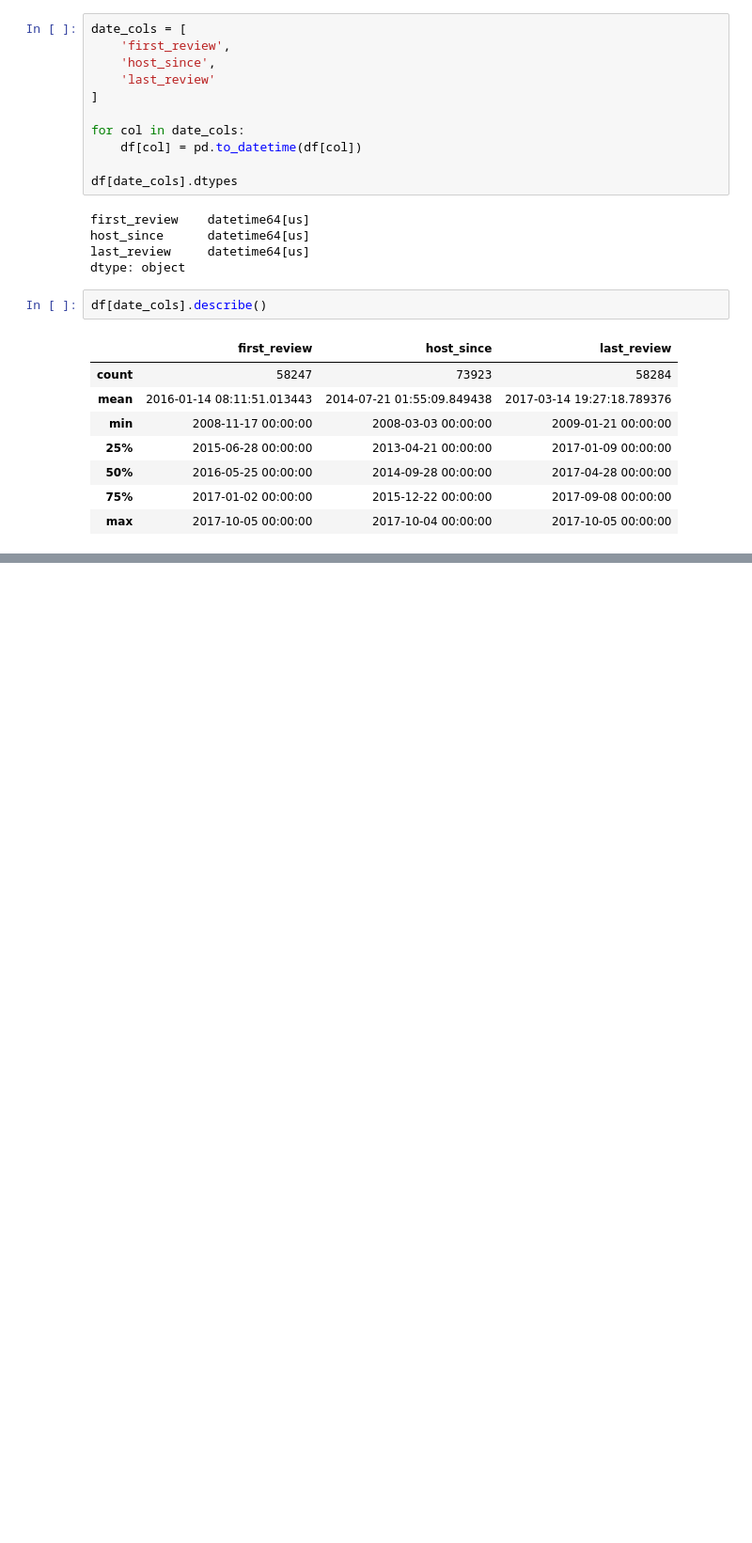
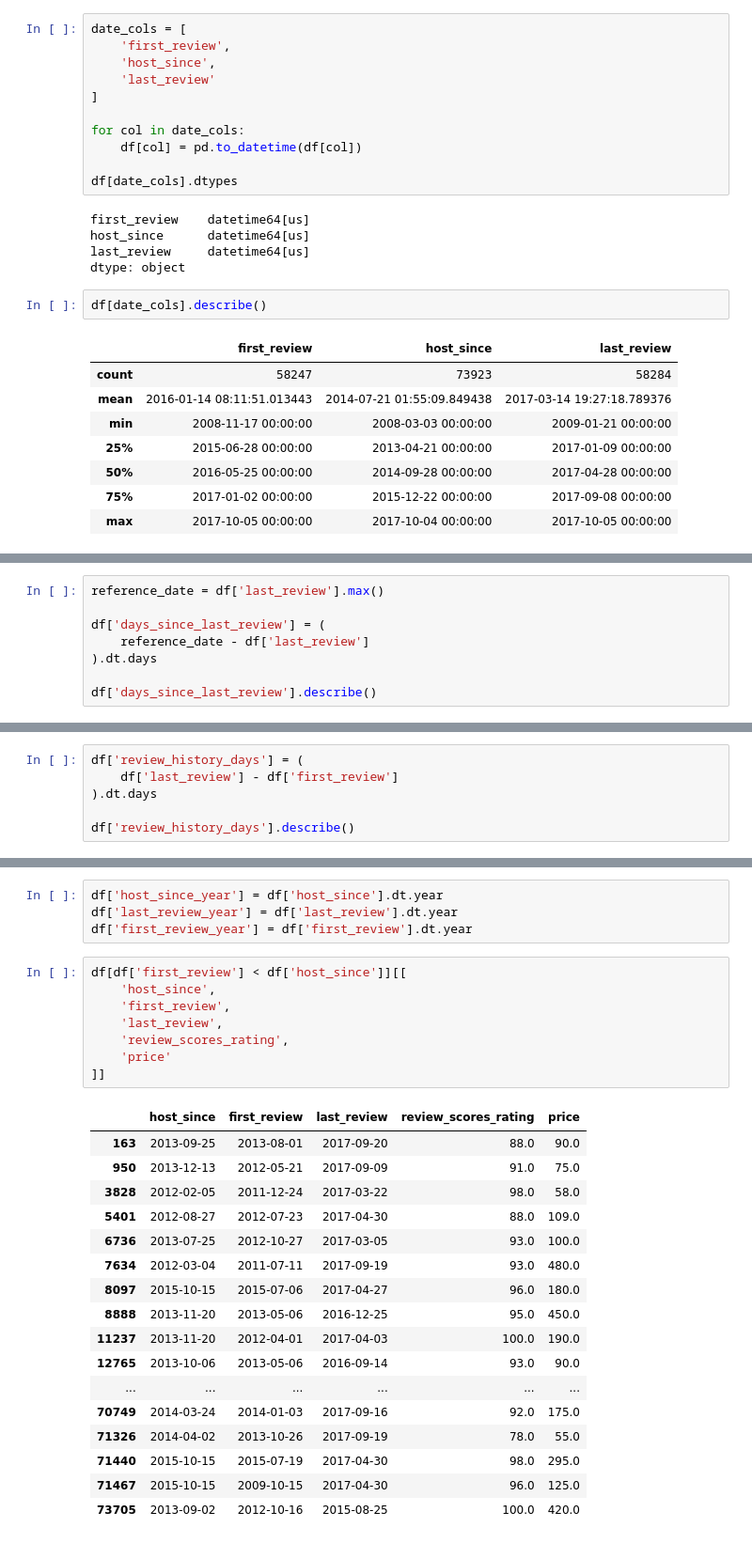
Before and after one commit to Car1LL/airbnb_prices_prediction, a Jupyter notebook: notebooks/01_EDA.ipynb, the cells around one changed output, grey strips where cells are left out. Shown at 94% size. Saved outputs shown, nothing was run; the diff lists cells and outputs as text; blank space fills up the shorter version.

```diff
--- a/notebooks/01_EDA.ipynb
+++ b/notebooks/01_EDA.ipynb
@@ -489,0 +522,8 @@ sns.boxplot(
+# %%
+reference_date = df['last_review'].max()
+
+df['days_since_last_review'] = (
+    reference_date - df['last_review']
+).dt.days
+
+df['days_since_last_review'].describe()
@@ -489,0 +540,6 @@ sns.boxplot(
+# %%
+df['review_history_days'] = (
+    df['last_review'] - df['first_review']
+).dt.days
+
+df['review_history_days'].describe()
@@ -489,0 +556,30 @@ sns.boxplot(
+# %%
+df['host_since_year'] = df['host_since'].dt.year
+df['last_review_year'] = df['last_review'].dt.year
+df['first_review_year'] = df['first_review'].dt.year
+# %%
+df[df['first_review'] < df['host_since']][[
+    'host_since',
+    'first_review',
+    'last_review',
+    'review_scores_rating',
+    'price'
+]]
+# %% [output]
+|  | host_since | first_review | last_review | review_scores_rating | price |
+| 163 | 2013-09-25 | 2013-08-01 | 2017-09-20 | 88.0 | 90.0 |
+| 950 | 2013-12-13 | 2012-05-21 | 2017-09-09 | 91.0 | 75.0 |
+| 3828 | 2012-02-05 | 2011-12-24 | 2017-03-22 | 98.0 | 58.0 |
+| 5401 | 2012-08-27 | 2012-07-23 | 2017-04-30 | 88.0 | 109.0 |
+| 6736 | 2013-07-25 | 2012-10-27 | 2017-03-05 | 93.0 | 100.0 |
+| 7634 | 2012-03-04 | 2011-07-11 | 2017-09-19 | 93.0 | 480.0 |
+| 8097 | 2015-10-15 | 2015-07-06 | 2017-04-27 | 96.0 | 180.0 |
+| 8888 | 2013-11-20 | 2013-05-06 | 2016-12-25 | 95.0 | 450.0 |
+| 11237 | 2013-11-20 | 2012-04-01 | 2017-04-03 | 100.0 | 190.0 |
+| 12765 | 2013-10-06 | 2013-05-06 | 2016-09-14 | 93.0 | 90.0 |
+| ... | ... | ... | ... | ... | ... |
+| 70749 | 2014-03-24 | 2014-01-03 | 2017-09-16 | 92.0 | 175.0 |
+| 71326 | 2014-04-02 | 2013-10-26 | 2017-09-19 | 78.0 | 55.0 |
+| 71440 | 2015-10-15 | 2015-07-19 | 2017-04-30 | 98.0 | 295.0 |
+| 71467 | 2015-10-15 | 2009-10-15 | 2017-04-30 | 96.0 | 125.0 |
+| 73705 | 2013-09-02 | 2012-10-16 | 2015-08-25 | 100.0 | 420.0 |
```
Also changed, not shown: parts of 18 cells of this notebook.
